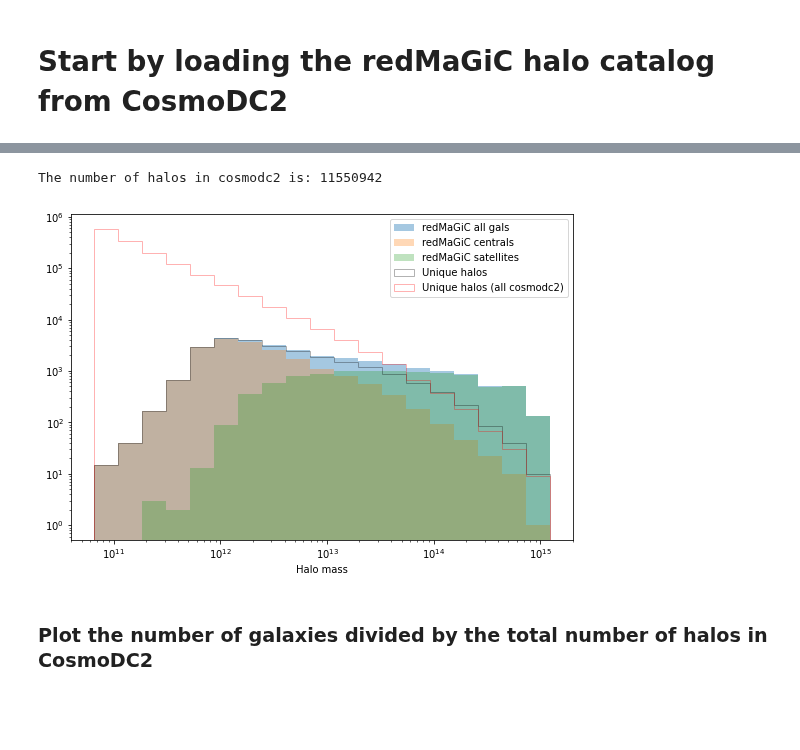
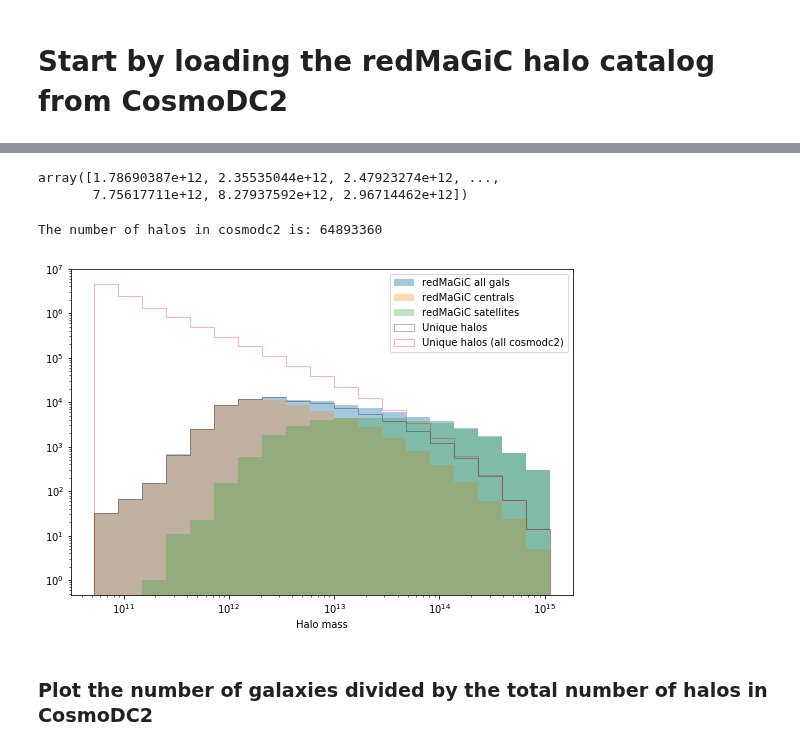
Before and after one commit to LSSTDESC/txpipe-cosmodc2, a Jupyter notebook: notebooks/GalaxyBias.ipynb, the cells around one changed output, grey strips where cells are left out. Saved outputs shown, nothing was run; the diff lists cells and outputs as text; code cells hidden in the pictures; blank space fills up the shorter version.

```diff
--- a/notebooks/GalaxyBias.ipynb
+++ b/notebooks/GalaxyBias.ipynb
@@ -19,7 +25,5 @@ gc = GCRCatalogs.load_catalog('cosmoDC2_v1.1.4_image')
 # %%
-#halo_centrals = gc.get_quantities(['halo_mass', 'mag_i', 'redshift', 'halo_id', 'galaxy_id'], filters=['isCentral', 'redshift < 0.45', 'redshift > 0.'])
+halo_all = gc.get_quantities(['halo_mass', 'mag_i', 'redshift', 'halo_id', 'galaxy_id', 'isCentral'], filters=['redshift < 0.75', 'redshift > 0.35'])
-# %%
-halo_all = gc.get_quantities(['halo_mass', 'mag_i', 'redshift', 'halo_id', 'galaxy_id', 'isCentral'], filters=['redshift < 0.45', 'redshift > 0.'])
 # %%
 halo_all
 # %% [output]
@@ -39,4 +41,6 @@ iscentral = halo_all['isCentral']==True
 # %%
-mask_all = np.in1d(halo_all['galaxy_id'],redmagic_ids[bin1])
-mask_cent = np.in1d(halo_all['galaxy_id'][iscentral],redmagic_ids[bin1])
-mask_sat = np.in1d(halo_all['galaxy_id'][~iscentral],redmagic_ids[bin1])
+iscentral = halo_all['isCentral']==True
+
+mask_all = np.in1d(halo_all['galaxy_id'],redmagic_ids[bin_sel])
+mask_cent = np.in1d(halo_all['galaxy_id'][iscentral],redmagic_ids[bin_sel])
+mask_sat = np.in1d(halo_all['galaxy_id'][~iscentral],redmagic_ids[bin_sel])
@@ -95,32 +92,43 @@ halo_mass_all.mean()/10**(13), halo_mass_cent.mean()/10**(13), halo_mass_sat.mea
 halo_cat = {}
 halo_cat['ids'], index_halo_unique = np.unique(halo_id_all, return_index=True)
 halo_cat['mass'] = halo_mass_all[index_halo_unique]
+# %%
+halo_cat['mass']
+# %% [output]
+array([1.78690387e+12, 2.35535044e+12, 2.47923274e+12, ...,
+       7.75617711e+12, 8.27937592e+12, 2.96714462e+12])
 # %%
 # create unique halo catalog of all halos in cosmodc2
 halo_cat_full = {}
-zbin1_halos = (halo_all['redshift']>0.15) & (halo_all['redshift']<0.3 )
-halo_cat_full['ids'], index_halo_unique = np.unique(halo_all['halo_id'][zbin1_halos], return_index=True)
-halo_cat_full['mass'] = halo_all['halo_mass'][zbin1_halos][index_halo_unique]
+if zbin == 'bin1':
+    zbin_halos = (halo_all['redshift']>0.15) & (halo_all['redshift']<0.3)
+if zbin == 'bin2':
+    zbin_halos = (halo_all['redshift']>0.30) & (halo_all['redshift']<0.45)
+if zbin == 'bin3':
+    zbin_halos = (halo_all['redshift']>0.45) & (halo_all['redshift']<0.65)
 
-n_halos_cosmodc2 = len(np.unique(halo_all['halo_id'][zbin1_halos]))
+halo_cat_full['ids'], index_halo_unique = np.unique(halo_all['halo_id'][zbin_halos], return_index=True)
+halo_cat_full['mass'] = halo_all['halo_mass'][zbin_halos][index_halo_unique]
+
+n_halos_cosmodc2 = len(np.unique(halo_all['halo_id'][zbin_halos]))
 print("The number of halos in cosmodc2 is:", n_halos_cosmodc2)
 # %% [output]
-The number of halos in cosmodc2 is: 11550942
+The number of halos in cosmodc2 is: 64893360
 # %%
 plt.figure(figsize = (9,6))
 nbins = 20
 bins = np.logspace(np.log10(halo_cat['mass'].min()), np.log10(halo_cat['mass'].max()), nbins)
 counts_allgals, _, _= plt.hist(halo_mass_all, label = 'redMaGiC all gals', bins = bins, log= True, alpha = 0.4)
 counts_cent, _, _ = plt.hist(halo_mass_cent, label = 'redMaGiC centrals', bins = bins, log = True, alpha = 0.3)
 counts_sat, _, _= plt.hist(halo_mass_sat, label = 'redMaGiC satellites', bins = bins, log= True, alpha = 0.3)
-counts_uniquehalos, _, _  = plt.hist(halo_cat['mass'], label = 'Unique halos', bins = bins, alpha = 0.3, histtype = 'step', color = 'k')
+#counts_uniquehalos, _, _  = plt.hist(halo_cat['mass'], label = 'Unique halos', bins = bins, alpha = 0.3, histtype = 'step', color = 'k')
 counts_uniquehalos_cosmodc2, _, _  = plt.hist(halo_cat_full['mass'], label = 'Unique halos (all cosmodc2)', bins = bins, alpha = 0.3, histtype = 'step', color = 'red')
 plt.xlabel('Halo mass')
 plt.legend()
 plt.xscale('log')
 plt.yscale('log')
 # %% [output]
-[figure, old version]
+[figure, new version]
 # %% [markdown]
 ### Plot the number of galaxies divided by the total number of halos in CosmoDC2
 # %%
```
Also changed, not shown: parts of 42 cells of this notebook.
